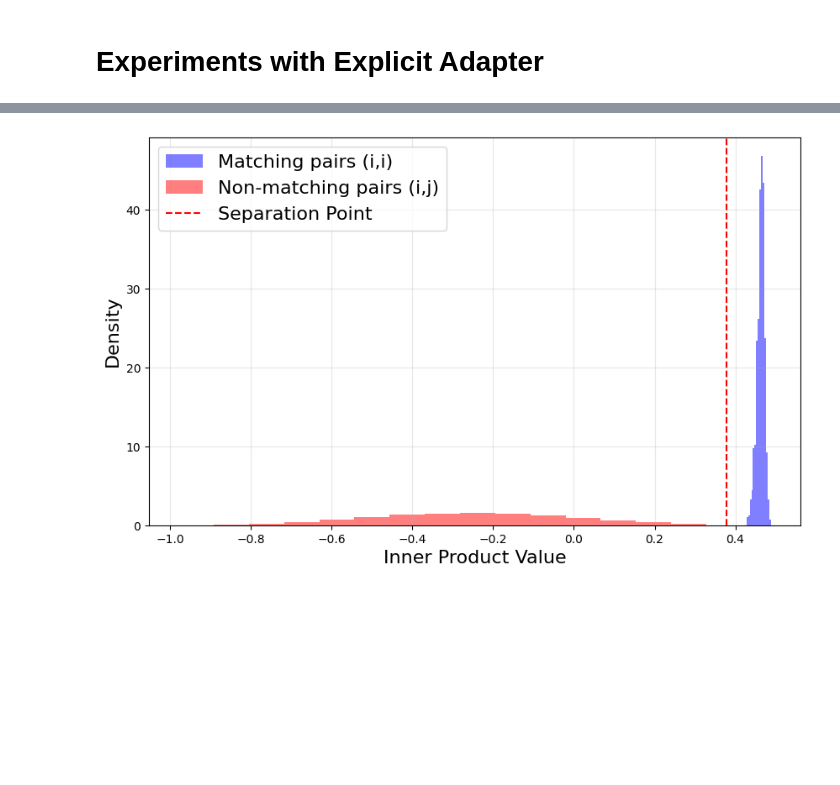
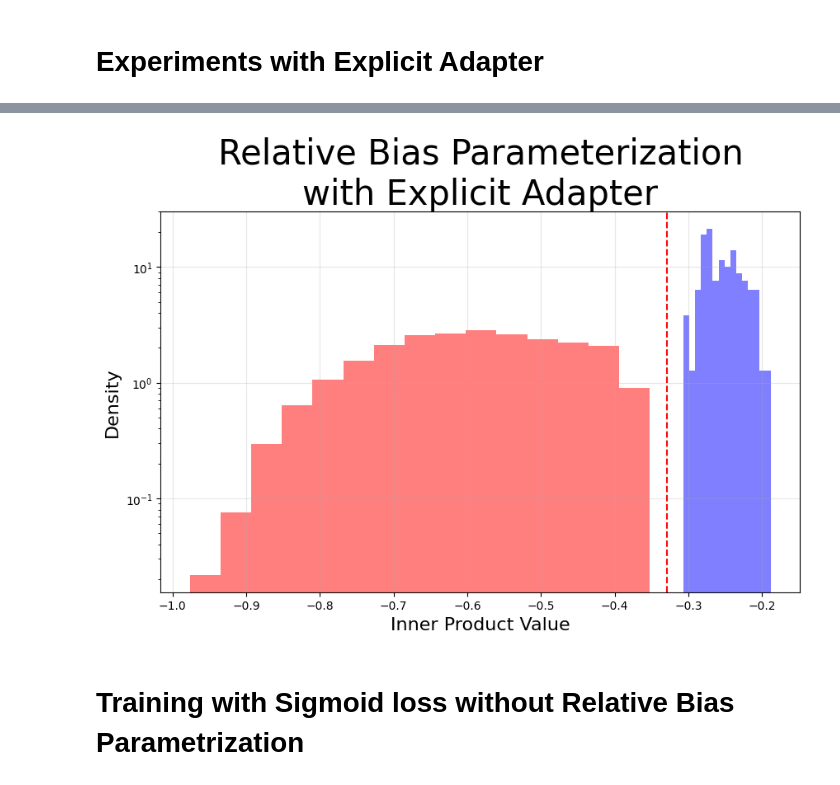
Before and after one commit to BangachevKiril/RepresentationLearningTheory, a Jupyter notebook: SigLIP/FrozenModalityExperiments.ipynb, the cells around one changed output, grey strips where cells are left out. Drawn from its saved outputs; the diff is of its cells as text; code cells hidden in the pictures; blank space fills up the shorter version.

```diff
--- a/SigLIP/FrozenModalityExperiments.ipynb
+++ b/SigLIP/FrozenModalityExperiments.ipynb
@@ -15,3 +17,21 @@ The autoreload extension is already loaded. To reload it, use:
+# %%
+torch.manual_seed(50)
+
+n_classes = 100
+dim = 10
+n_epochs = int(1e4)
+device_str = 'cuda' if torch.cuda.is_available() else 'cpu'
+
+
+initial_temperature = 10.0
+initial_relative_bias = 0
+initial_x= 0.5
+
+delta = torch.sigmoid(torch.tensor(initial_x)).item()
+initial_temperature_rescaled = initial_temperature /delta **2
+initial_relative_bias_rescaled = initial_relative_bias*(delta**2)  -  + (1 - delta**2)
+
+U0 = torch.randn(n_classes, dim, device = device_str)
 # %% [markdown]
 # Without Explicit Adapter
 # %%
@@ -135,14 +114,15 @@ experiment = SigLIPExperiment(
     n_classes=n_classes,
     dim=dim,
     n_epochs=n_epochs,
-    device=device_str
+    device=device_str,
+    when_to_print = 5000
 )
 
 U_final, V_final, criterion_final, with_adapter_losses_history, x_final = experiment.train(
-    relative_bias=initial_relative_bias,
-    temperature=initial_temperature,
-    trainable_bias=bias_is_trainable,
-    trainable_temp=temperature_is_trainable,
+    relative_bias=initial_relative_bias_rescaled,
+    temperature=initial_temperature_rescaled,
+    trainable_bias=True,
+    trainable_temp=True,
     fixed_U=U0,
     explicit_adapter=True,
     initial_x=0.5
@@ -188,31 +148,34 @@ plt.show
 # %%
 # Calculate all pairwise inner products
 inner_products = torch.matmul(U_final, V_final.t())
 
 # Get matching pairs (diagonal elements)
 matching_pairs = torch.diag(inner_products).detach().cpu().numpy()
 
 # Get non-matching pairs (off-diagonal elements)
 mask = ~torch.eye(n_classes, dtype=bool, device=device_str)
 non_matching_pairs = inner_products[mask].detach().cpu().numpy()
 
 # Create histogram plot
 plt.figure(figsize=(10, 6))
 plt.hist(matching_pairs, bins=15, alpha=0.5, label='Matching pairs (i,i)', color='blue', density=True)
 plt.hist(non_matching_pairs, bins=15, alpha=0.5, label='Non-matching pairs (i,j)', color='red', density=True)
 
 # Add red line showing separation between max non-matching and min matching
 min_matching = np.min(matching_pairs)
 max_non_matching = np.max(non_matching_pairs)
 midpoint = (min_matching + max_non_matching) / 2
 plt.axvline(x=midpoint, color='red', linestyle='--', label='Separation Point')
 
+plt.title('Relative Bias Parameterization\nwith Explicit Adapter', fontsize=30)
 plt.xlabel('Inner Product Value',fontsize=16)
 plt.ylabel('Density',fontsize=16)
-fig.suptitle('Inner Product Separation with Frozen Modality and Explicit Adapter', fontsize=20)
-plt.legend(fontsize= 16)
+# plt.legend(fontsize= 16)
 plt.grid(True, alpha=0.3)
+plt.yscale('log')
 plt.savefig('logs/frozen_modality_with_adapter_ip_separation.png',dpi =300,  bbox_inches='tight')
 plt.show()
 # %% [output]
-[figure, old version]
+[figure, new version]
+# %% [markdown]
+# Training with Sigmoid loss without Relative Bias Parametrization
```
Also changed, not shown: parts of 16 cells of this notebook.
